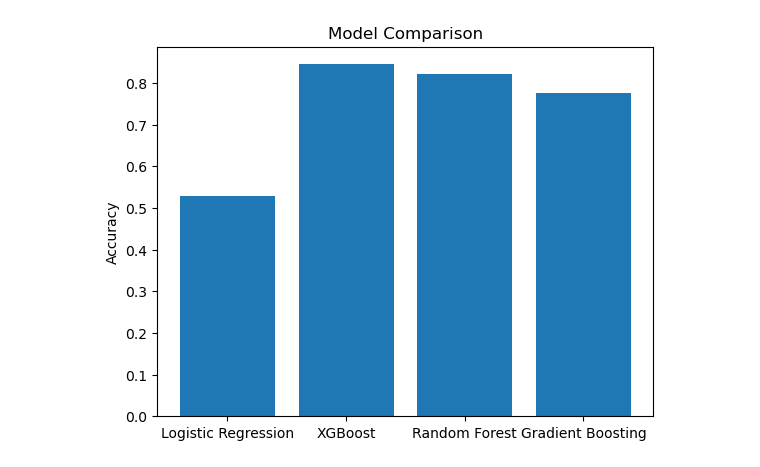
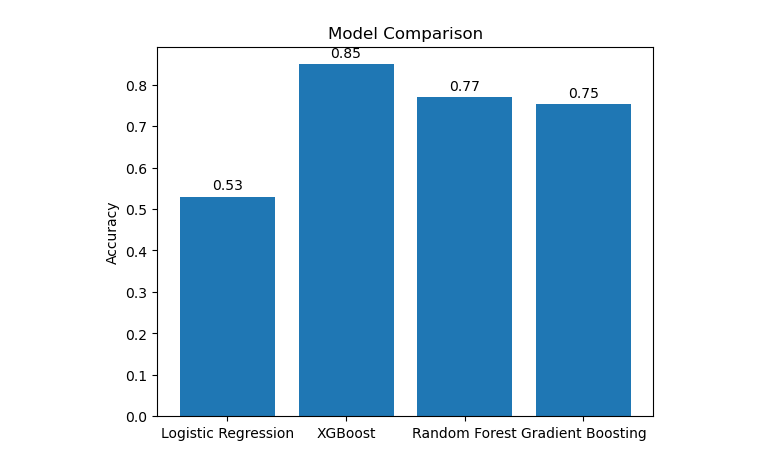
Before and after one commit to vijeth-ag/cyber-sec-analysis, a Jupyter notebook: cyber_sec_analysis.ipynb, the cells around one changed output. Drawn from its saved outputs; the diff is of its cells as text; code cells hidden in the pictures.

```diff
--- a/cyber_sec_analysis.ipynb
+++ b/cyber_sec_analysis.ipynb
@@ -59,28 +152,32 @@ array(['Exfiltration', 'CommandAndControl', 'InitialAccess', 'Discovery',
+# %%
+df.loc[(df["OAuthApplicationId"] != 881), "OAuthApplicationId"] = "others"
+df.loc[(df["ApplicationName"] != 3421), "ApplicationName"] = "others"
+df.loc[(df["ApplicationId"] != 2251), "ApplicationId"] = "others"
+df.loc[(df["RegistryValueData"] != 860), "RegistryValueData"] = "others"
+df.loc[(df["RegistryValueName"] != 635), "RegistryValueName"] = "others"
+df.loc[(df["RegistryKey"] != 1631), "RegistryKey"] = "others"
+df.loc[(df["DeviceName"] != 153085), "DeviceName"] = "others"
+df.loc[(df["Url"] != 160396), "Url"] = "others"
+df.loc[(df["Sha256"] != 138268) & (df["Sha256"] != 0) & (df["Sha256"] != 1), "Sha256"] = "others"
+df.loc[(df["DeviceId"] != 98799), "DeviceId"] = "others"
+df.loc[(df["IpAddress"] != 360606), "DeviceId"] = "others"
+df.loc[(df["NetworkMessageId"] != 529644), "NetworkMessageId"] = "others"
+# %%
+df = pd.get_dummies(df, columns=["OAuthApplicationId", "ApplicationName", "ApplicationId", "RegistryValueData",\
+                                "RegistryValueName", "RegistryKey", "DeviceName", \
+                                "Url","Sha256", "DeviceId", "IpAddress", "NetworkMessageId"
+                                ])
 # %%
 # Handle missing values
 df.fillna(df.mean(), inplace=True)  # Fill missing numerical values with the mean
 df['Category'].fillna('Unknown', inplace=True)  # Fill categorical missing values with 'Unknown'
 
-# Encode categorical columns (e.g., IncidentGrade, Category, DeviceName)
 df['IncidentGrade'] = df['IncidentGrade'].map({'BenignPositive': 0, 'FalsePositive': 1, 'TruePositive': 2})
 df['Category'] = pd.Categorical(df['Category']).codes
-df['DeviceName'] = pd.Categorical(df['DeviceName']).codes
 df['EntityType'] = pd.Categorical(df['EntityType']).codes
 df['EvidenceRole'] = pd.Categorical(df['EvidenceRole']).codes
 
 # Checking for duplicate rows and removing them
 df = df.drop_duplicates()
 # %%
-# Example: Feature extraction from timestamp (e.g., Hour, Day, Month)
-df['Hour'] = df['Timestamp'].dt.hour
-df['DayOfWeek'] = df['Timestamp'].dt.dayofweek
-df['Month'] = df['Timestamp'].dt.month
-
-# Drop the Timestamp column after extracting features
-df.drop(['Timestamp'], axis=1, inplace=True)
-
-# One-hot encoding for categorical features
-df = pd.get_dummies(df, columns=['OSFamily'], drop_first=True)
-
-
-df.head()
+# df["NetworkMessageId"].value_counts()
@@ -208,13 +309,16 @@ weighted avg       0.80      0.78      0.77      2190
 # %%
 # Compare model performance
 models = ['Logistic Regression', 'XGBoost', 'Random Forest', 'Gradient Boosting']
 accuracies = [accuracy_score(y_test, y_pred), accuracy_score(y_test, y_pred_xgb), accuracy_score(y_test, y_pred_rf), accuracy_score(y_test, y_pred_gb)]
 
 plt.bar(models, accuracies)
 plt.ylabel('Accuracy')
 plt.title('Model Comparison')
+for i, accuracy in enumerate(accuracies):
+    plt.text(i, accuracy + 0.01, f'{accuracy:.2f}', ha='center', va='bottom')
+
 plt.show()
 # %% [output]
-[figure, old version]
+[figure, new version]
 # %%
 df.head()
```
Also changed, not shown: parts of 20 cells of this notebook.
